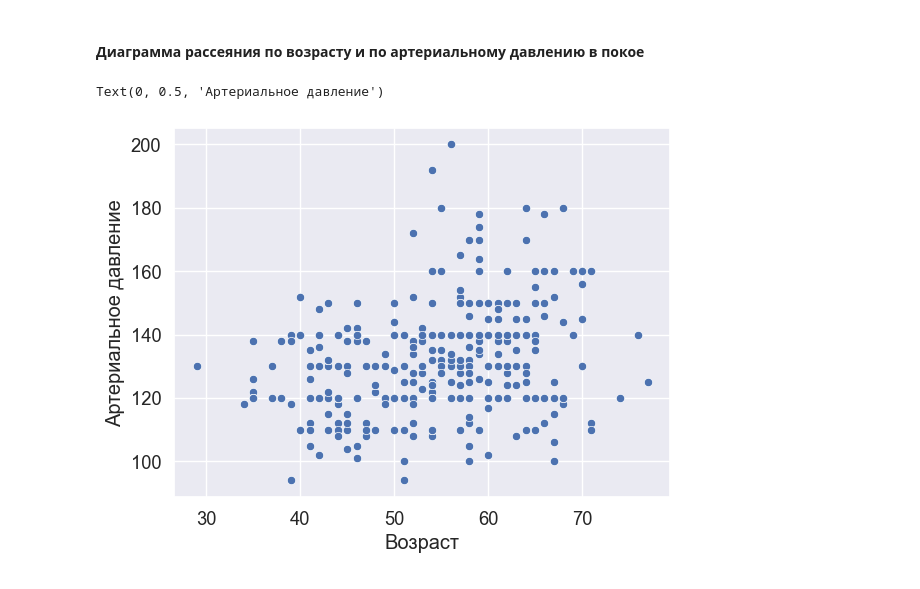
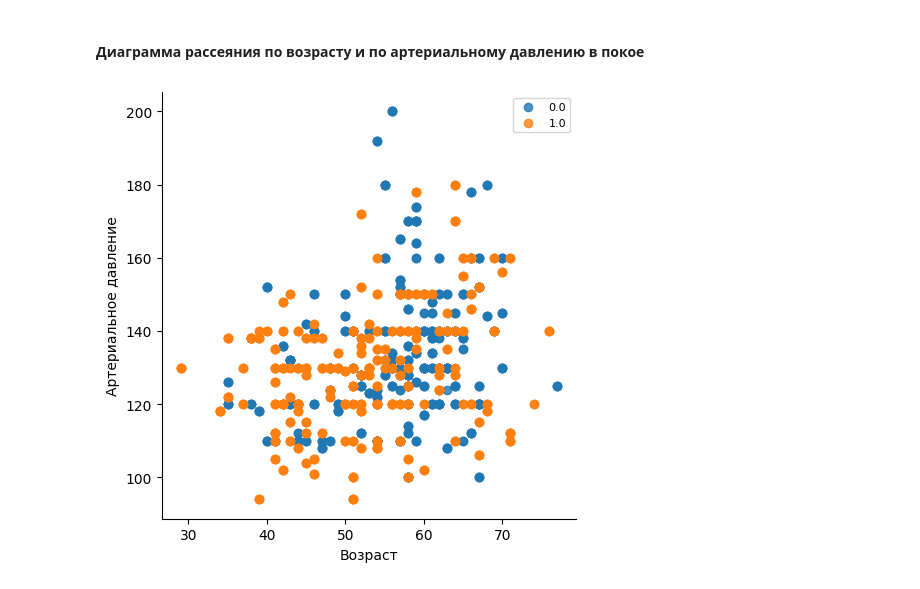
Before and after one commit to douevenfeel/machine-learning, a Jupyter notebook: rk1/index.ipynb, the cells around one changed output. Saved outputs shown, nothing was run; the diff lists cells and outputs as text; code cells hidden in the pictures.

```diff
--- a/rk1/index.ipynb
+++ b/rk1/index.ipynb
@@ -83,8 +85,9 @@ sns.heatmap(data.corr(), mask=mask, annot=True, vmin=-1.0, vmax=1, center=0, cma
 # %% [markdown]
 #### Диаграмма рассеяния по возрасту и холестерину
 # %%
-sns.set(font_scale=1.2)
-sns.scatterplot(x='age', y='chol', data=data)
+sns.lmplot(x='age', y='chol', data=data, fit_reg=False, hue='target', legend=False)
+plt.legend(loc='upper right', fontsize=8)
 plt.xlabel('Возраст')
 plt.ylabel('Холестерин')
+plt.show()
 # %% [output]
@@ -93,8 +95,9 @@ Text(0, 0.5, 'Холестерин')
 # %% [markdown]
 #### Диаграмма рассеяния по возрасту и максимально зафиксированному пульсу
 # %%
-sns.set(font_scale=1.2)
-sns.scatterplot(x='age', y='thalach', data=data)
+sns.lmplot(x='age', y='thalach', data=data, fit_reg=False, hue='target', legend=False)
+plt.legend(loc='upper right', fontsize=8)
 plt.xlabel('Возраст')
 plt.ylabel('Пульс')
+plt.show()
 # %% [output]
@@ -103,10 +105,10 @@ Text(0, 0.5, 'Пульс')
 # %% [markdown]
 #### Диаграмма рассеяния по возрасту и по артериальному давлению в покое
 # %%
-sns.set(font_scale=1.2)
-sns.scatterplot(x='age', y='trestbps', data=data)
+sns.lmplot(x='age', y='trestbps', data=data, fit_reg=False, hue='target', legend=False)
+plt.legend(loc='upper right', fontsize=8)
 plt.xlabel('Возраст')
 plt.ylabel('Артериальное давление')
+plt.show()
 # %% [output]
-Text(0, 0.5, 'Артериальное давление')
-[figure, old version]
+[figure, new version]
```
Also changed, not shown: parts of 5 cells of this notebook, 1 other file.
